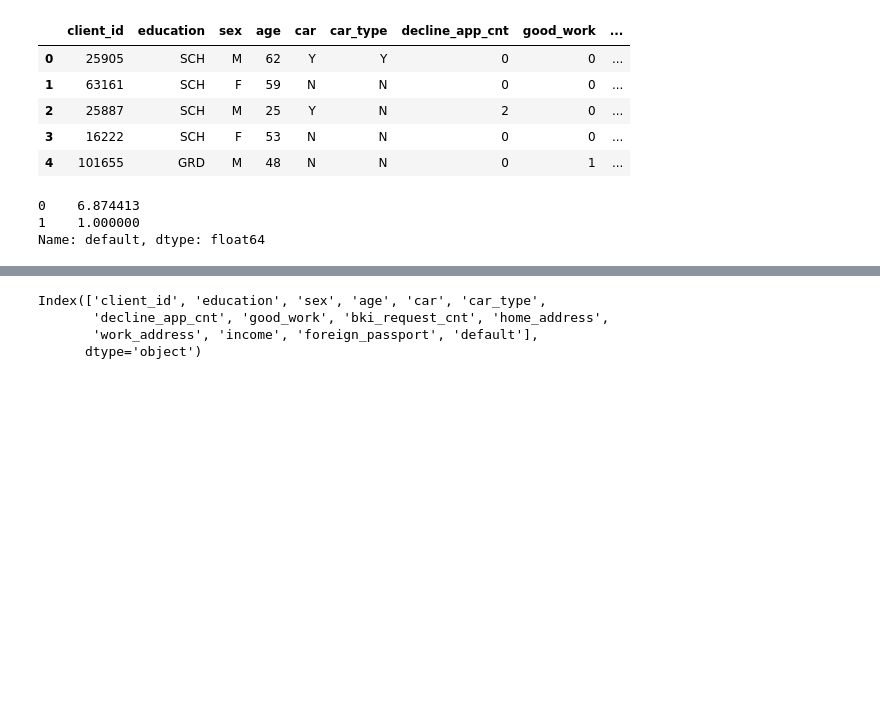
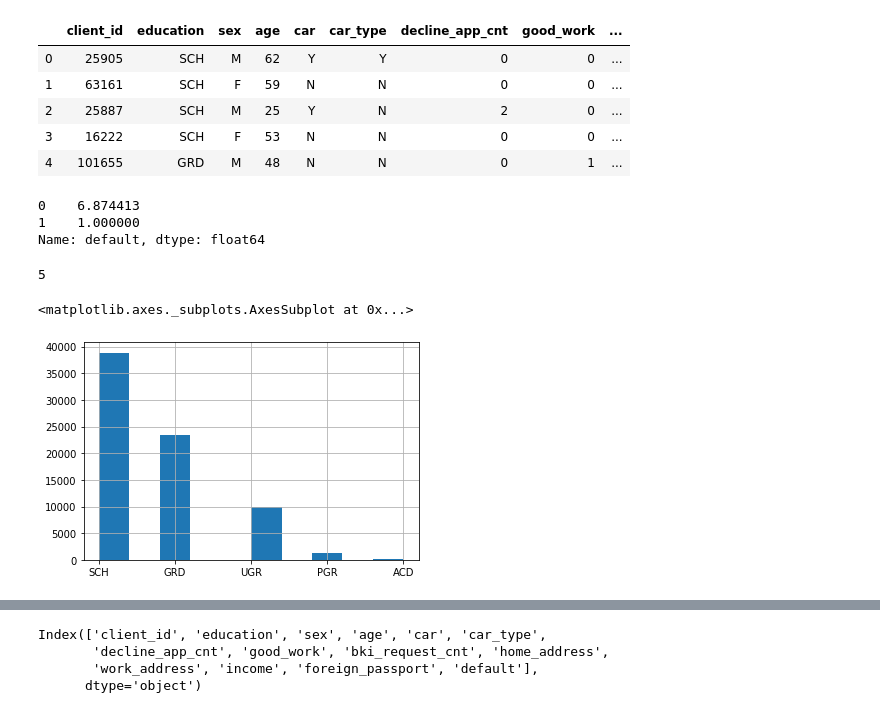
Before and after one commit to Urusut/IvanovDmitryV, a Jupyter notebook: Unit_5/Project_4_draft.ipynb, the cells around one changed output, grey strips where cells are left out. Cells and saved outputs as stored; diff of their text form; code cells hidden in the pictures; blank space fills up the shorter version.

```diff
--- a/Unit_5/Project_4_draft.ipynb
+++ b/Unit_5/Project_4_draft.ipynb
@@ -53,0 +59,4 @@ Name: default, dtype: float64
+# %%
+data.education.nunique()
+# %% [output]
+5
@@ -54,3 +66,8 @@ Name: default, dtype: float64
+# %%
+data.education.hist()
+# %% [output]
+<matplotlib.axes._subplots.AxesSubplot at 0x...>
+[figure, added]
 # %%
 sns.distplot(data.client_id)
 # %% [output]
```
Also changed, not shown: parts of 10 cells of this notebook, 2 other files.
